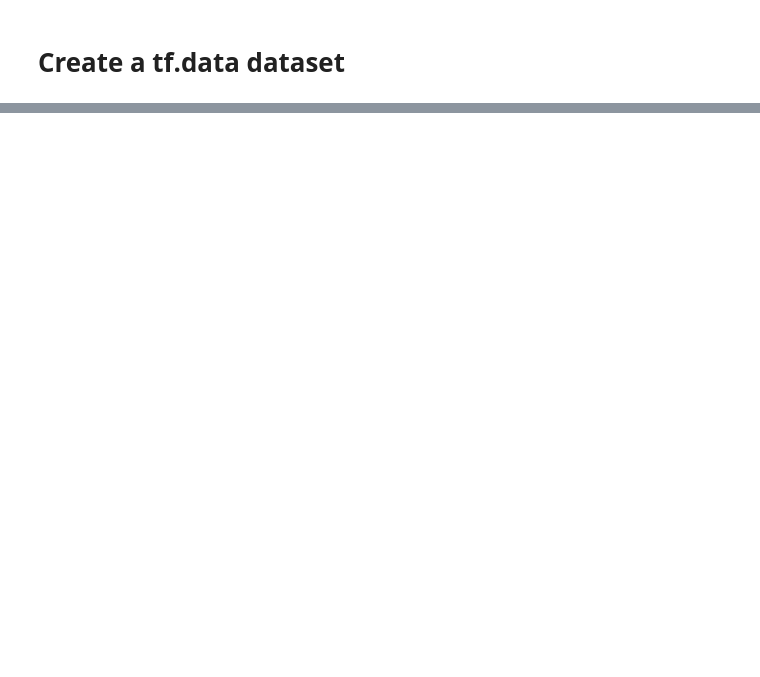
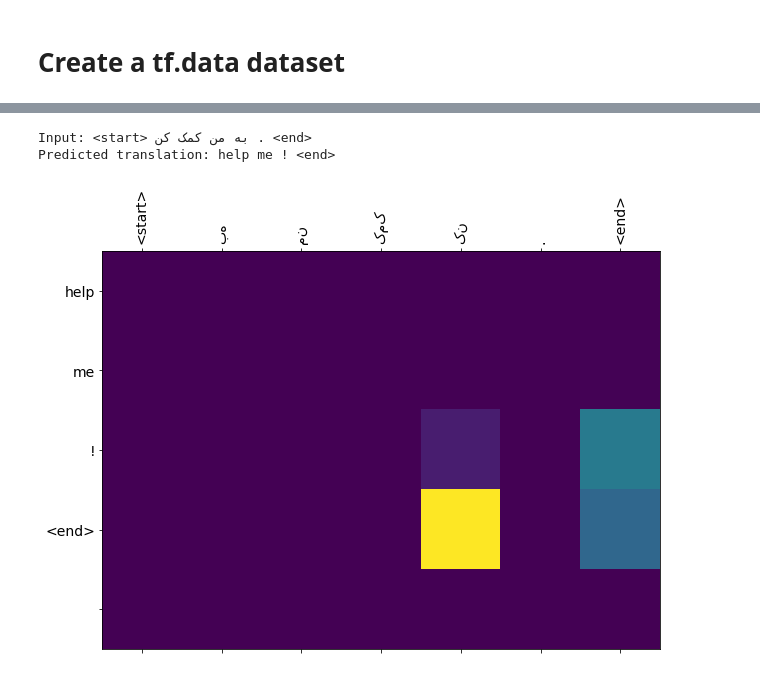
Before and after one commit to Mohadese-ghayoomi/Assignments-of-DL, a Jupyter notebook: Assignment_7.ipynb, the cells around one changed output, grey strips where cells are left out. Saved outputs shown, nothing was run; the diff lists cells and outputs as text; code cells hidden in the pictures; blank space fills up the shorter version.

```diff
--- a/Assignment_7.ipynb
+++ b/Assignment_7.ipynb
@@ -155,0 +547,6 @@ Input Language; index to word mapping
+# %%
+translate(u'به من کمک کن.')
+# %% [output]
+Input: <start> به من کمک کن . <end>
+Predicted translation: help me ! <end>
+[figure, added]
```
Also changed, not shown: parts of 79 cells of this notebook.
